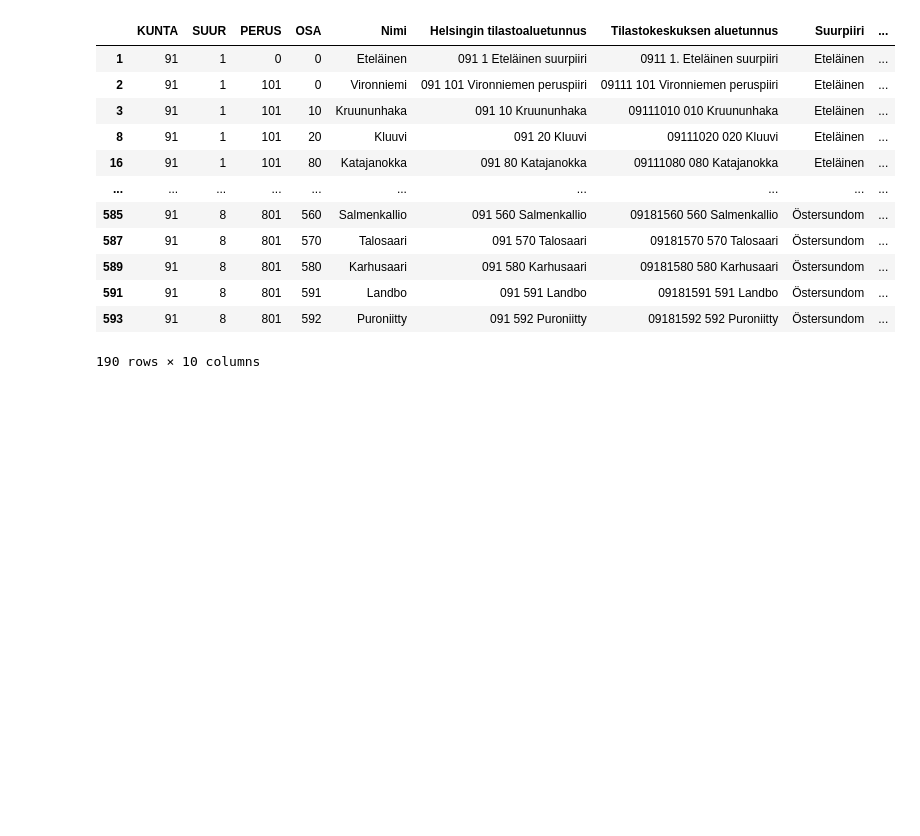
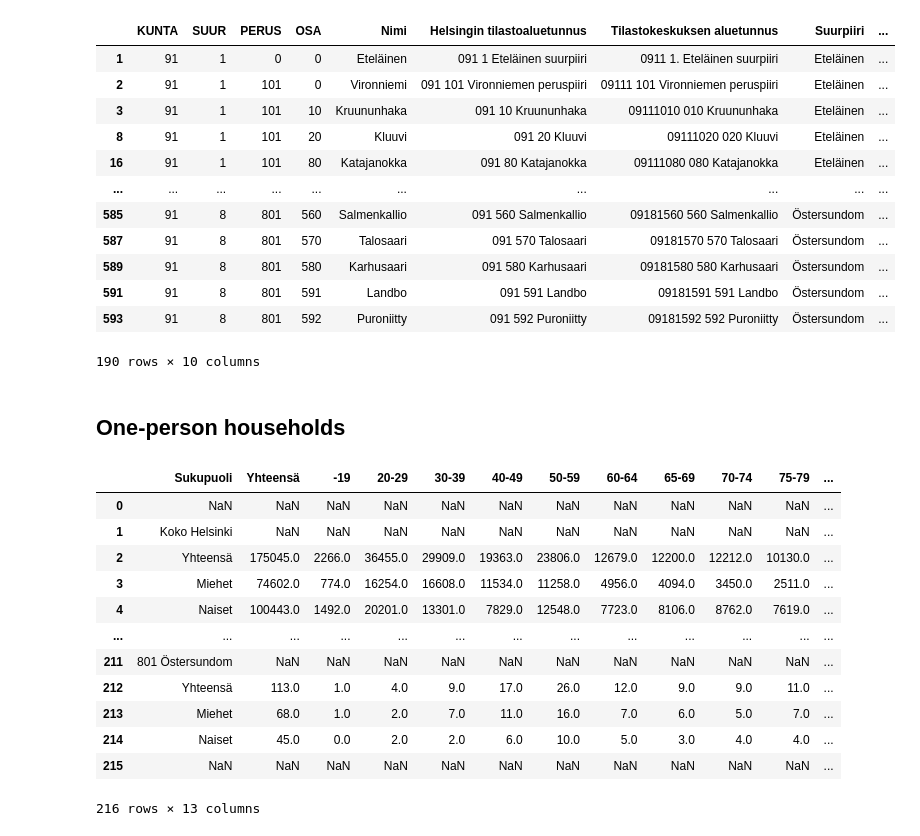
Before and after one commit to phuvio/Introduction-to-Data-Science, a Jupyter notebook: src/Introduction to Data Science - miniproject.ipynb, the cells around one changed output. Drawn from its saved outputs; the diff is of its cells as text; code cells hidden in the pictures; blank space fills up the shorter version.

Commit message:
One-person households data added and cleaned

```diff
--- a/src/Introduction to Data Science - miniproject.ipynb
+++ b/src/Introduction to Data Science - miniproject.ipynb
@@ -859,3 +859,34 @@ districts
 # %%
 # Write districts dataframe to csv file in data folder
 districts.to_csv('../data/Helsinki_districts.csv', index=False)
+# %% [markdown]
+## One-person households
+# %%
+import pandas as pd
+import numpy as np
+
+# Install required version of openpyxl if needed
+#!pip install openpyxl==3.0.10
+
+# Read excel file from repository, remove the introductory rows 0-3 and the last row without real data
+# Original web address to file: 'https://www.hel.fi/hel2/tietokeskus/data/helsinki/Vaestotilastot/2021/Hki_vaesto_taulu17c.xlsx'
+# File downloadable at https://www.avoindata.fi/data/fi/dataset/yksinasuvat-yhden-hengen-asuntokunnat-helsingissukupuolen-ja-imukaan-peruspiireitt-2004-alkaen
+'https://www.hel.fi/hel2/tietokeskus/data/helsinki/Helsingin_aluejaot_2016.xlsx'
+ones = pd.read_excel('../Data_sourcefiles/Hki_vaesto_taulu17c_yksinasuvat.xlsx',
+                          sheet_name='2022', skiprows=4, skipfooter=1)
+
+ones
+# %% [output]
+|  | Sukupuoli | Yhteensä | -19 | 20-29 | 30-39 | 40-49 | 50-59 | 60-64 | 65-69 | 70-74 | 75-79 | ... |
+| 0 | NaN | NaN | NaN | NaN | NaN | NaN | NaN | NaN | NaN | NaN | NaN | ... |
+| 1 | Koko Helsinki | NaN | NaN | NaN | NaN | NaN | NaN | NaN | NaN | NaN | NaN | ... |
+| 2 | Yhteensä | 175045.0 | 2266.0 | 36455.0 | 29909.0 | 19363.0 | 23806.0 | 12679.0 | 12200.0 | 12212.0 | 10130.0 | ... |
+| 3 | Miehet | 74602.0 | 774.0 | 16254.0 | 16608.0 | 11534.0 | 11258.0 | 4956.0 | 4094.0 | 3450.0 | 2511.0 | ... |
+| 4 | Naiset | 100443.0 | 1492.0 | 20201.0 | 13301.0 | 7829.0 | 12548.0 | 7723.0 | 8106.0 | 8762.0 | 7619.0 | ... |
+| ... | ... | ... | ... | ... | ... | ... | ... | ... | ... | ... | ... | ... |
+| 211 | 801 Östersundom | NaN | NaN | NaN | NaN | NaN | NaN | NaN | NaN | NaN | NaN | ... |
+| 212 | Yhteensä | 113.0 | 1.0 | 4.0 | 9.0 | 17.0 | 26.0 | 12.0 | 9.0 | 9.0 | 11.0 | ... |
+| 213 | Miehet | 68.0 | 1.0 | 2.0 | 7.0 | 11.0 | 16.0 | 7.0 | 6.0 | 5.0 | 7.0 | ... |
+| 214 | Naiset | 45.0 | 0.0 | 2.0 | 2.0 | 6.0 | 10.0 | 5.0 | 3.0 | 4.0 | 4.0 | ... |
+| 215 | NaN | NaN | NaN | NaN | NaN | NaN | NaN | NaN | NaN | NaN | NaN | ... |
+216 rows × 13 columns
```
Also changed, not shown: parts of 2 cells of this notebook, 2 other files.
